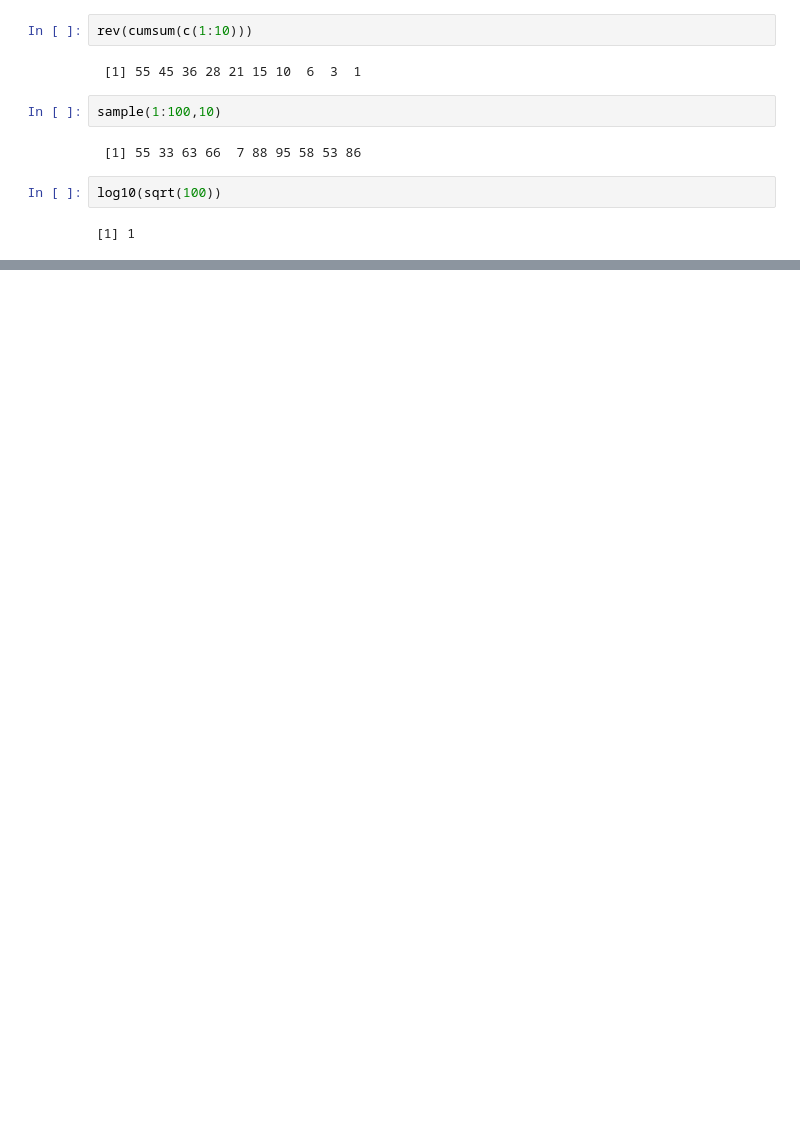
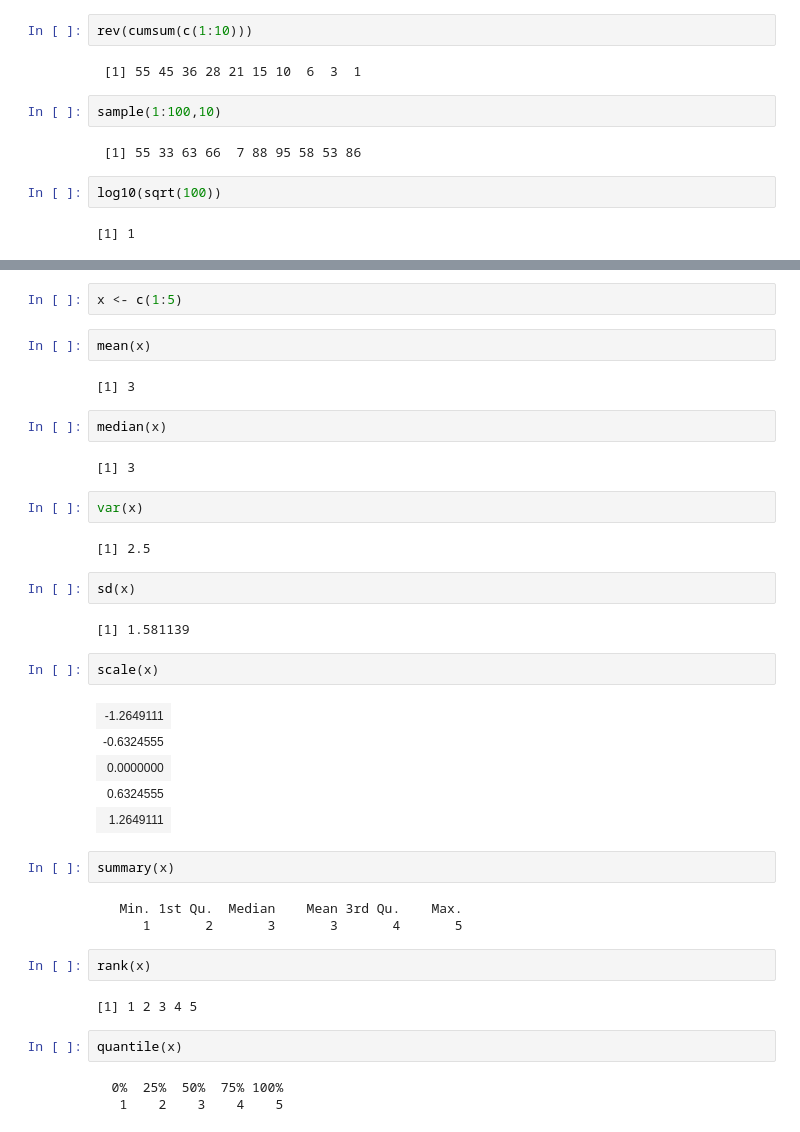
Before and after one commit to ganeshbhandarkar/College-Labs-And-Projects, a Jupyter notebook: DA Lab/4_assignment.ipynb, the cells around one changed output, grey strips where cells are left out. Cells and saved outputs as stored; diff of their text form; blank space fills up the shorter version.

```diff
--- a/DA Lab/4_assignment.ipynb
+++ b/DA Lab/4_assignment.ipynb
@@ -155,0 +158,40 @@ log10(sqrt(100))
+# %%
+x <- c(1:5)
+# %%
+mean(x)
+# %% [output]
+[1] 3
+# %%
+median(x)
+# %% [output]
+[1] 3
+# %%
+var(x)
+# %% [output]
+[1] 2.5
+# %%
+sd(x)
+# %% [output]
+[1] 1.581139
+# %%
+scale(x)
+# %% [output]
+| -1.2649111 |
+| -0.6324555 |
+| 0.0000000 |
+| 0.6324555 |
+| 1.2649111 |
+# %%
+summary(x)
+# %% [output]
+   Min. 1st Qu.  Median    Mean 3rd Qu.    Max.
+      1       2       3       3       4       5
+# %%
+rank(x)
+# %% [output]
+[1] 1 2 3 4 5
+# %%
+quantile(x)
+# %% [output]
+  0%  25%  50%  75% 100%
+   1    2    3    4    5
```
Also changed, not shown: parts of 1 cell of this notebook, 24 other files.
